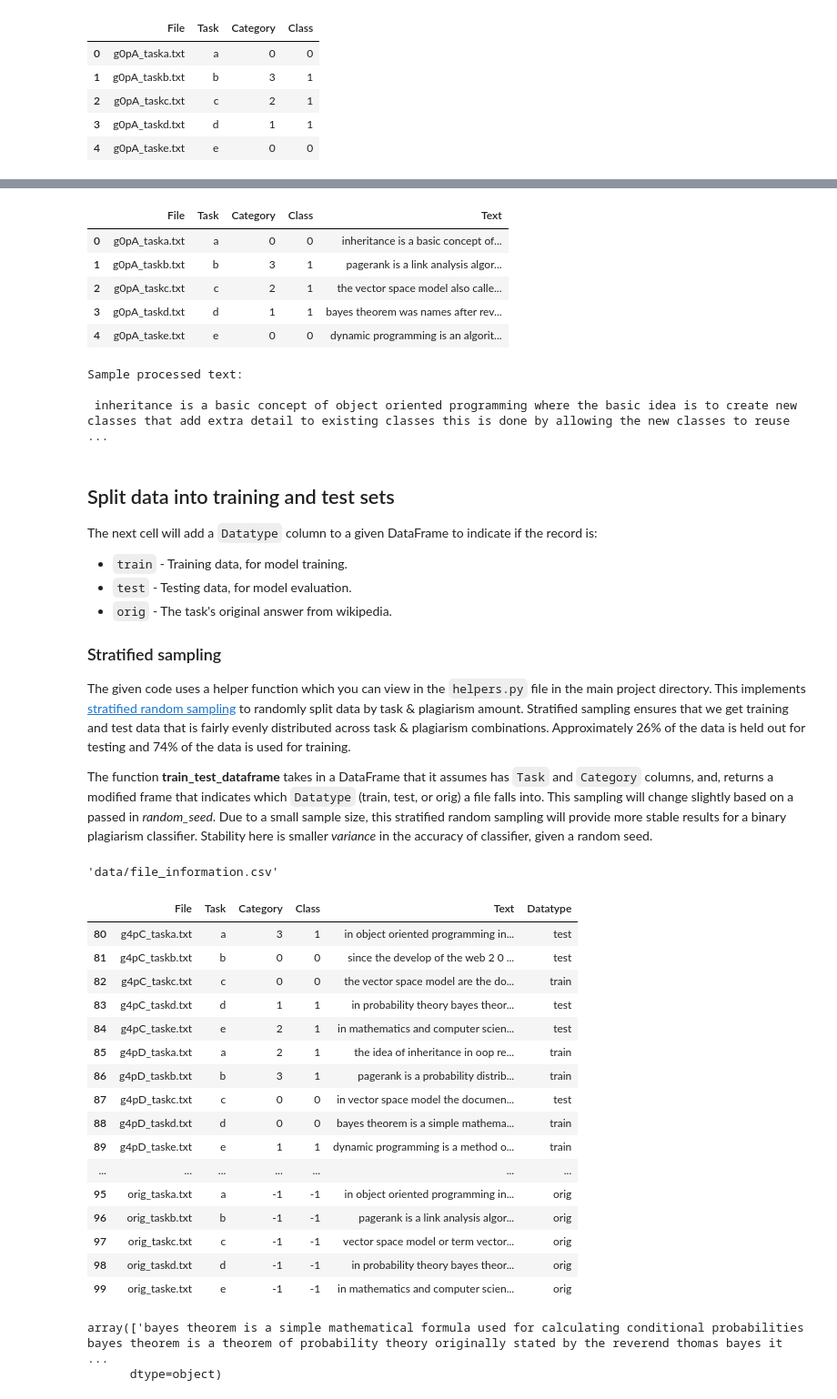
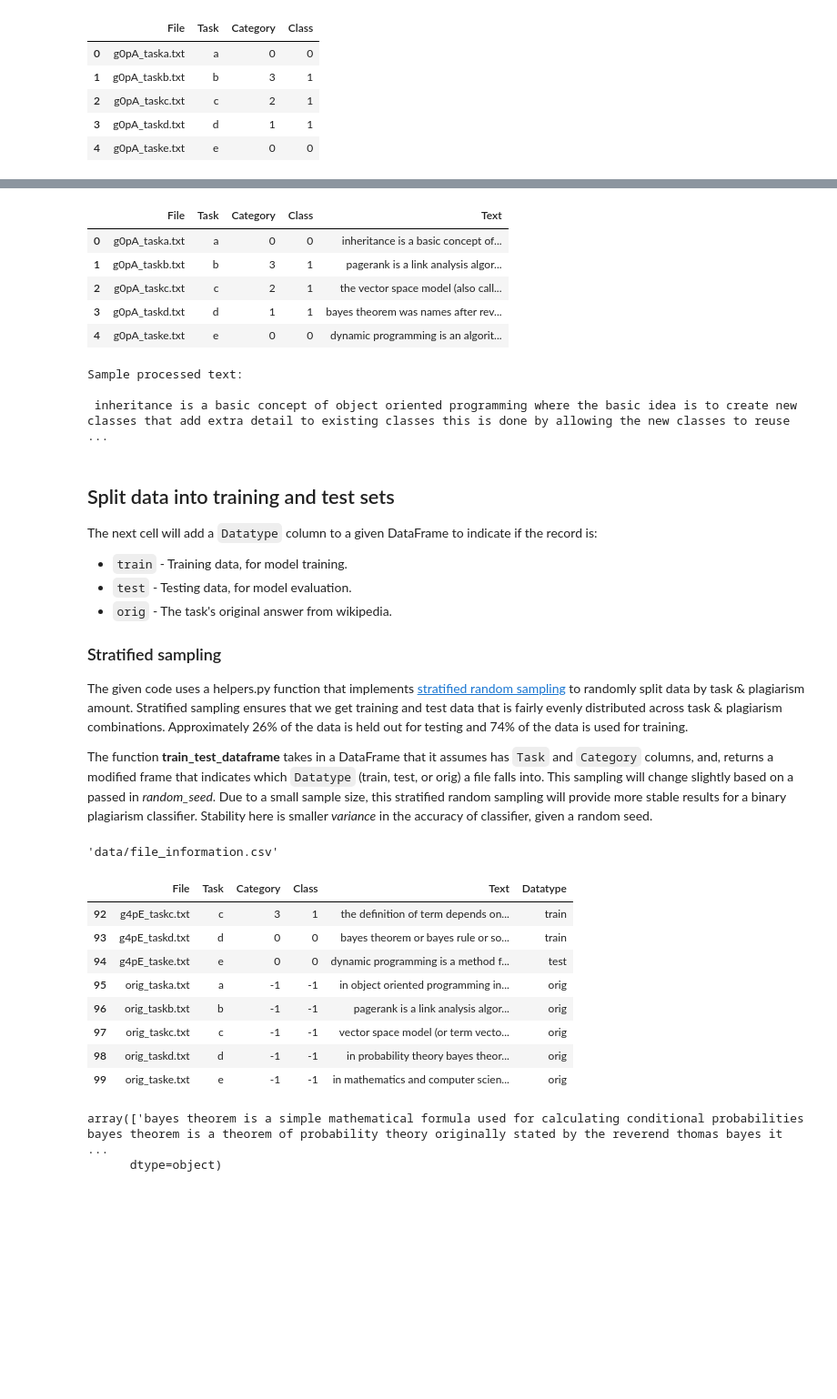
Before and after one commit to Ioana-P/Plagiarism-detection, a Jupyter notebook: 2_Plagiarism_Feature_Engineering.ipynb, the cells around one changed output, grey strips where cells are left out. Shown at 91% size. Saved outputs shown, nothing was run; the diff lists cells and outputs as text; code cells hidden in the pictures; blank space fills up the shorter version.

Commit message:
data: multiclass csv stored; feateng nb: tidied

```diff
--- a/2_Plagiarism_Feature_Engineering.ipynb
+++ b/2_Plagiarism_Feature_Engineering.ipynb
@@ -209,8 +163,4 @@ Run the cells below to get a `complete_df` that has all the information you need
 # %%
-"""
-DON'T MODIFY ANYTHING IN THIS CELL THAT IS BELOW THIS LINE
-"""
-import helpers
 
 # create a text column
 text_df = helpers.create_text_column(transformed_df)
@@ -219,7 +169,7 @@ text_df.head()
 |  | File | Task | Category | Class | Text |
 | 0 | g0pA_taska.txt | a | 0 | 0 | inheritance is a basic concept of... |
 | 1 | g0pA_taskb.txt | b | 3 | 1 | pagerank is a link analysis algor... |
-| 2 | g0pA_taskc.txt | c | 2 | 1 | the vector space model also calle... |
+| 2 | g0pA_taskc.txt | c | 2 | 1 | the vector space model (also call... |
 | 3 | g0pA_taskd.txt | d | 1 | 1 | bayes theorem was names after rev... |
 | 4 | g0pA_taske.txt | e | 0 | 0 | dynamic programming is an algorit... |
 # %%
@@ -244,7 +194,7 @@ The next cell will add a `Datatype` column to a given DataFrame to indicate if t
 
 ### Stratified sampling
 
-The given code uses a helper function which you can view in the `helpers.py` file in the main project directory. This implements [stratified random sampling](https://en.wikipedia.org/wiki/Stratified_sampling) to randomly split data by task & plagiarism amount. Stratified sampling ensures that we get training and test data that is fairly evenly distributed across task & plagiarism combinations. Approximately 26% of the data is held out for testing and 74% of the data is used for training.
+The given code uses a helpers.py function that implements [stratified random sampling](https://en.wikipedia.org/wiki/Stratified_sampling) to randomly split data by task & plagiarism amount. Stratified sampling ensures that we get training and test data that is fairly evenly distributed across task & plagiarism combinations. Approximately 26% of the data is held out for testing and 74% of the data is used for training.
 
 The function **train_test_dataframe** takes in a DataFrame that it assumes has `Task` and `Category` columns, and, returns a modified frame that indicates which `Datatype` (train, test, or orig) a file falls into. This sampling will change slightly based on a passed in *random_seed*. Due to a small sample size, this stratified random sampling will provide more stable results for a binary plagiarism classifier. Stability here is smaller *variance* in the accuracy of classifier, given a random seed.
 # %%
@@ -254,28 +204,20 @@ csv_file
 # %%
 random_seed = 1 # can change; set for reproducibility
 
 # create new df with Datatype (train, test, orig) column
 # pass in `text_df` from above to create a complete dataframe, with all the information you need
 complete_df = helpers.train_test_dataframe(text_df, random_seed=random_seed)
 
 # check results
-complete_df.tail(20)
+complete_df.tail(8)
 # %% [output]
 |  | File | Task | Category | Class | Text | Datatype |
-| 80 | g4pC_taska.txt | a | 3 | 1 | in object oriented programming in... | test |
-| 81 | g4pC_taskb.txt | b | 0 | 0 | since the develop of the web 2 0 ... | test |
-| 82 | g4pC_taskc.txt | c | 0 | 0 | the vector space model are the do... | train |
-| 83 | g4pC_taskd.txt | d | 1 | 1 | in probability theory bayes theor... | test |
-| 84 | g4pC_taske.txt | e | 2 | 1 | in mathematics and computer scien... | test |
-| 85 | g4pD_taska.txt | a | 2 | 1 | the idea of inheritance in oop re... | train |
-| 86 | g4pD_taskb.txt | b | 3 | 1 | pagerank is a probability distrib... | train |
-| 87 | g4pD_taskc.txt | c | 0 | 0 | in vector space model the documen... | test |
-| 88 | g4pD_taskd.txt | d | 0 | 0 | bayes theorem is a simple mathema... | train |
-| 89 | g4pD_taske.txt | e | 1 | 1 | dynamic programming is a method o... | train |
-| ... | ... | ... | ... | ... | ... | ... |
+| 92 | g4pE_taskc.txt | c | 3 | 1 | the definition of term depends on... | train |
+| 93 | g4pE_taskd.txt | d | 0 | 0 | bayes theorem or bayes rule or so... | train |
+| 94 | g4pE_taske.txt | e | 0 | 0 | dynamic programming is a method f... | test |
 | 95 | orig_taska.txt | a | -1 | -1 | in object oriented programming in... | orig |
 | 96 | orig_taskb.txt | b | -1 | -1 | pagerank is a link analysis algor... | orig |
-| 97 | orig_taskc.txt | c | -1 | -1 | vector space model or term vector... | orig |
+| 97 | orig_taskc.txt | c | -1 | -1 | vector space model (or term vecto... | orig |
 | 98 | orig_taskd.txt | d | -1 | -1 | in probability theory bayes theor... | orig |
 | 99 | orig_taske.txt | e | -1 | -1 | in mathematics and computer scien... | orig |
 # %%
```
Also changed, not shown: parts of 60 cells of this notebook, 2 other files.
